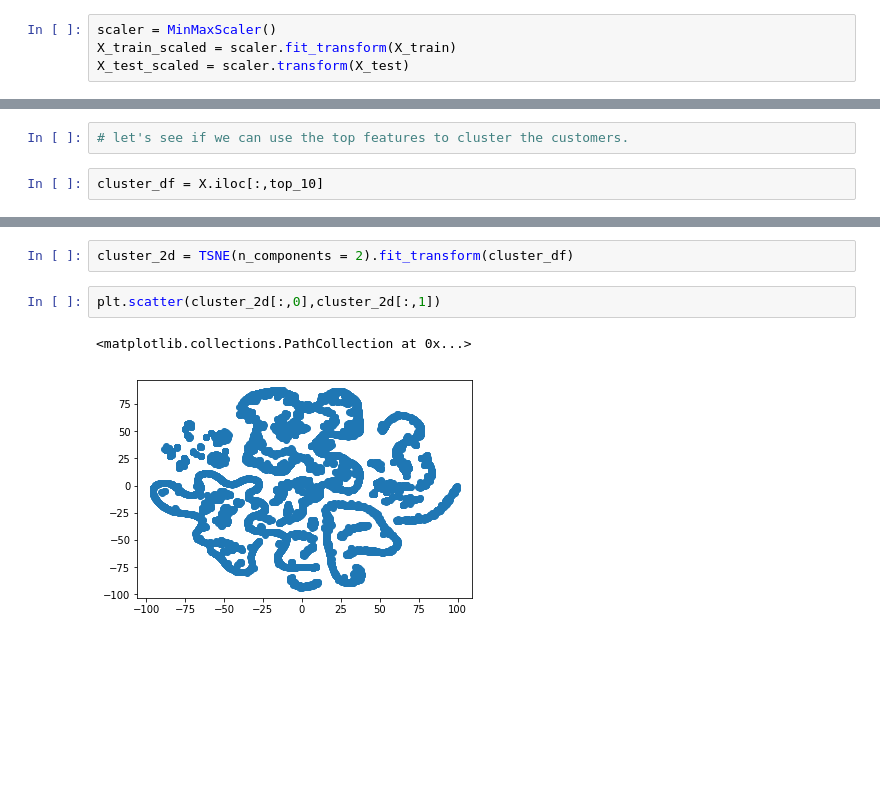
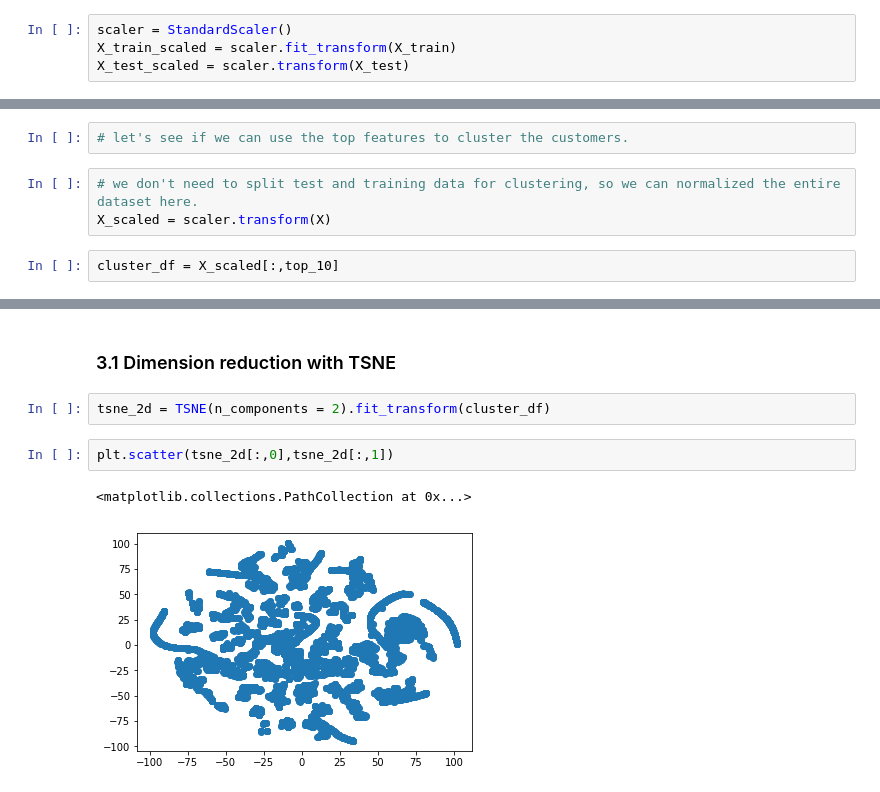
Before and after one commit to teijag/consumer_intention, a Jupyter notebook: intention prediction.ipynb, the cells around one changed output, grey strips where cells are left out. Saved outputs shown, nothing was run; the diff lists cells and outputs as text; blank space fills up the shorter version.

Commit message:
pca, tsne, kmeans, gmm

```diff
--- a/intention prediction.ipynb
+++ b/intention prediction.ipynb
@@ -332,7 +328,7 @@ y = df_ohe['Revenue']
 X = df_ohe[remain_cols]
 X_train, X_test, y_train, y_test = train_test_split(X,y)
 # %%
-scaler = MinMaxScaler()
+scaler = StandardScaler()
 X_train_scaled = scaler.fit_transform(X_train)
 X_test_scaled = scaler.transform(X_test)
 # %% [markdown]
@@ -503,4 +497,7 @@ OperatingSystems_2        0.012341154314379826
 # %%
 # let's see if we can use the top features to cluster the customers.
+# %%
+# we don't need to split test and training data for clustering, so we can normalized the entire dataset here.
+X_scaled = scaler.transform(X)
 # %%
-cluster_df = X.iloc[:,top_10]
+cluster_df = X_scaled[:,top_10]
@@ -507,7 +520,9 @@ cluster_df = X.iloc[:,top_10]
+# %% [markdown]
+### 3.1 Dimension reduction with TSNE
 # %%
-cluster_2d = TSNE(n_components = 2).fit_transform(cluster_df)
+tsne_2d = TSNE(n_components = 2).fit_transform(cluster_df)
 # %%
-plt.scatter(cluster_2d[:,0],cluster_2d[:,1])
+plt.scatter(tsne_2d[:,0],tsne_2d[:,1])
 # %% [output]
 <matplotlib.collections.PathCollection at 0x...>
-[figure, old version]
+[figure, new version]
```
Also changed, not shown: parts of 39 cells of this notebook.
